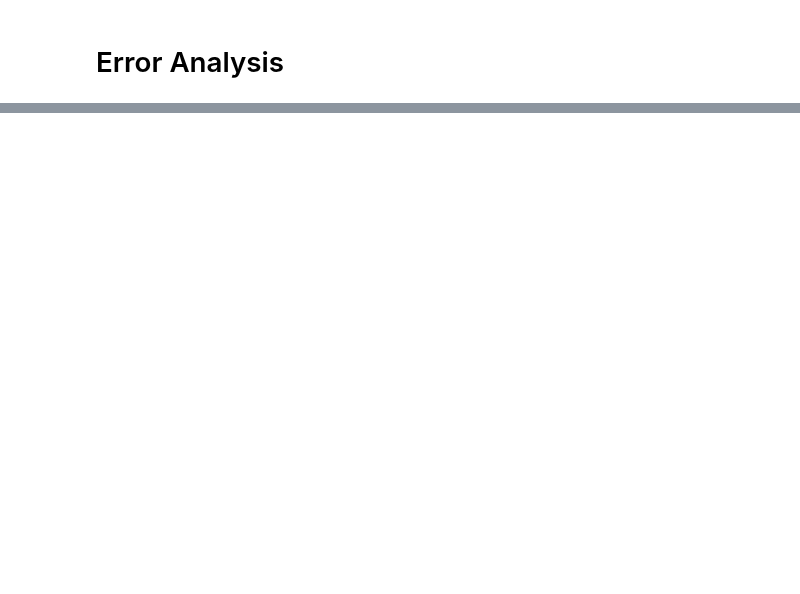
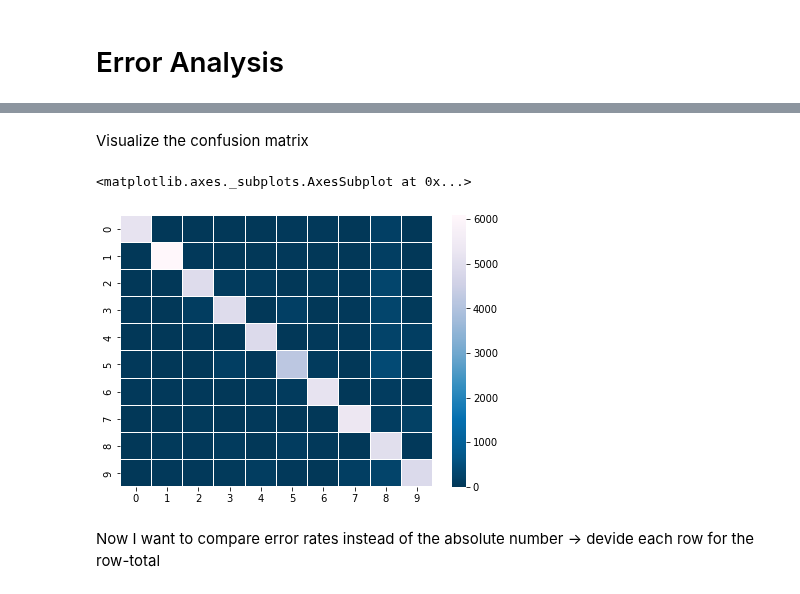
Before and after one commit to truongthuanr/self-learning-project, a Jupyter notebook: 07_MNIST.ipynb, the cells around one changed output, grey strips where cells are left out. Saved outputs shown, nothing was run; the diff lists cells and outputs as text; code cells hidden in the pictures; blank space fills up the shorter version.

Commit message:
error analysis

```diff
--- a/07_MNIST.ipynb
+++ b/07_MNIST.ipynb
@@ -306,0 +316,11 @@ array([0.96566133, 0.96442921, 0.96303439])
+# %%
+sgd_clf = SGDClassifier(random_state=99, max_iter=2000)
+# %%
+scaler = StandardScaler()
+X_train_scaled = scaler.fit_transform(X_train.astype(np.float64))
+sgd_score = cross_val_score(sgd_clf, X_train_scaled, y_train, cv=3, scoring="accuracy")
+forest_score = cross_val_score(forest_clf, X_train_scaled, y_train, cv=3, scoring="accuracy")
+print("SGDClassifier: ")
+print(sgd_score)
+print("RandomForest Classifier: ")
+print(forest_score)
@@ -308,0 +336,2 @@ array([0.96566133, 0.96442921, 0.96303439])
+# %%
+y_train_preds = cross_val_predict(sgd_clf, X_train_scaled, y_train, cv=3)
@@ -308,0 +349,3 @@ array([0.96566133, 0.96442921, 0.96303439])
+# %%
+conf_mx = confusion_matrix(y_train, y_train_preds)
+conf_mx
@@ -308,0 +363,2 @@ array([0.96566133, 0.96442921, 0.96303439])
+# %% [markdown]
+Visualize the confusion matrix
@@ -308,0 +367,8 @@ array([0.96566133, 0.96442921, 0.96303439])
+# %%
+plt.figure(figsize=(7,5))
+sns.heatmap(conf_mx, cmap="PuBu_r",linewidths=.05)
+# %% [output]
+<matplotlib.axes._subplots.AxesSubplot at 0x...>
+[figure, added]
+# %% [markdown]
+Now I want to compare error rates instead of the absolute number -> devide each row for the row-total
```
Also changed, not shown: parts of 10 cells of this notebook.
